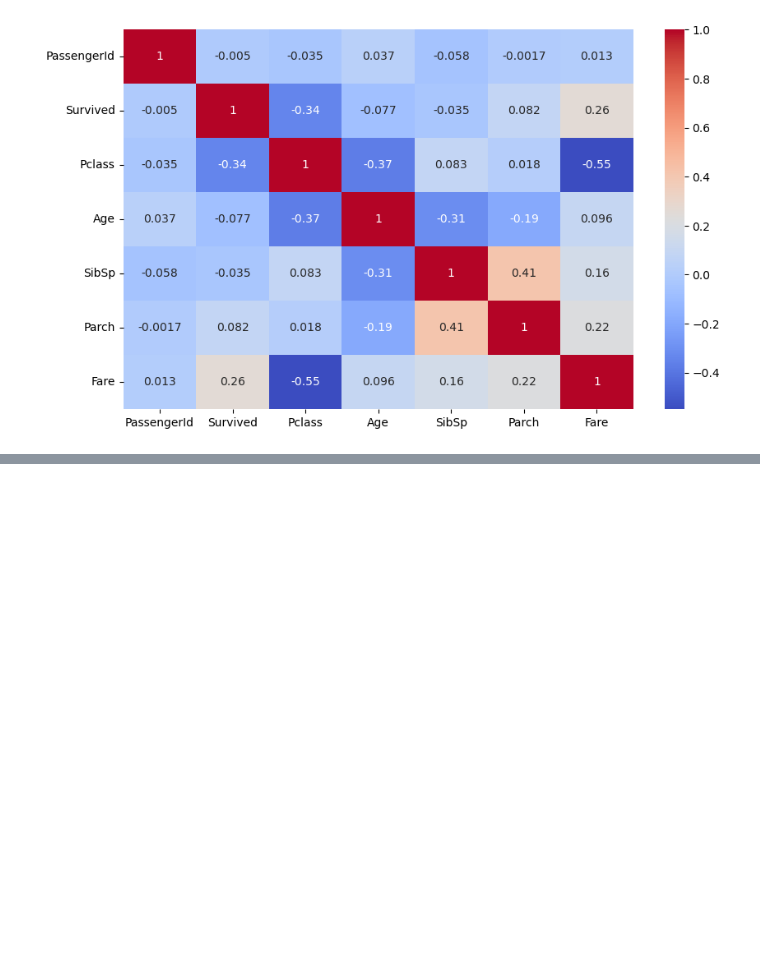
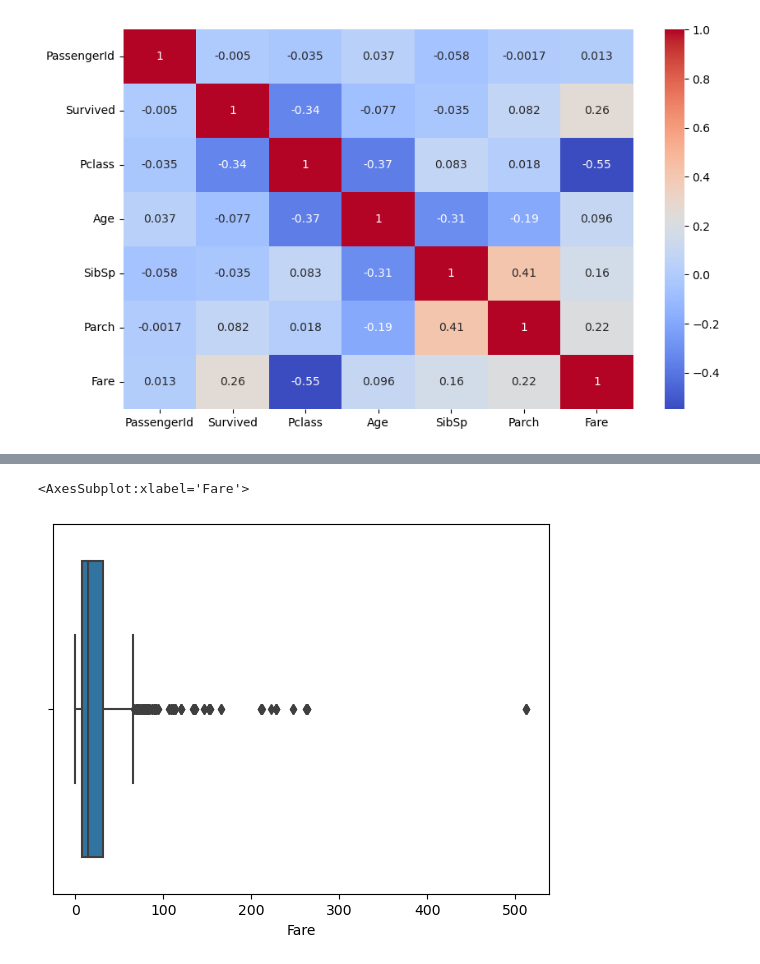
Before and after one commit to pjweileen/mygit, a Jupyter notebook: projects/Titanic/notebooks/Titanic.ipynb, the cells around one changed output, grey strips where cells are left out. Cells and saved outputs as stored; diff of their text form; code cells hidden in the pictures; blank space fills up the shorter version.

```diff
--- a/projects/Titanic/notebooks/Titanic_eda.ipynb
+++ b/projects/Titanic/notebooks/Titanic.ipynb
@@ -114,0 +138,5 @@ plt.show()
+# %%
+sns.boxplot(data=df, x='Fare')
+# %% [output]
+<AxesSubplot:xlabel='Fare'>
+[figure, added]
```
Also changed, not shown: parts of 18 cells of this notebook.
